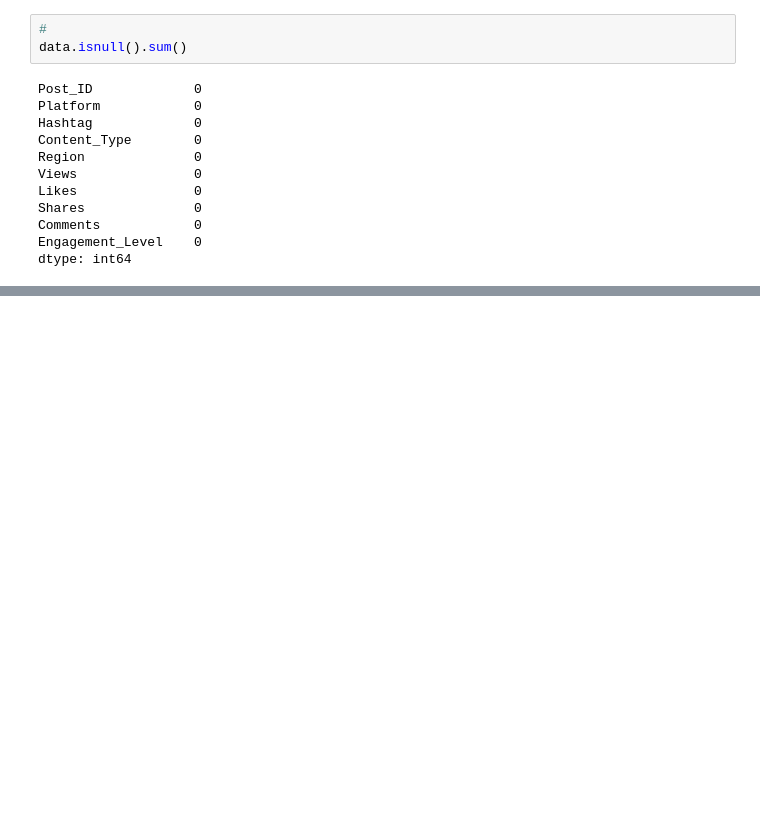
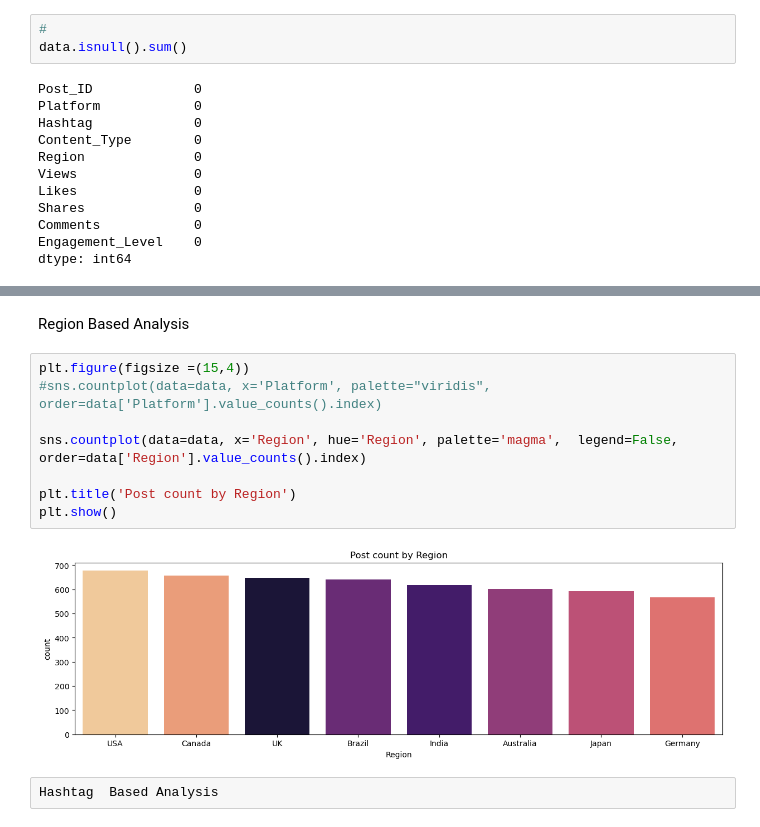
Before and after one commit to Lilian4me/Exploratory-Data-Analysis-EDA-, a Jupyter notebook: EDA.ipynb, the cells around one changed output, grey strips where cells are left out. Cells and saved outputs as stored; diff of their text form; blank space fills up the shorter version.

```diff
--- a/EDA.ipynb
+++ b/EDA.ipynb
@@ -119,0 +245,14 @@ dtype: int64
+# %% [markdown]
+Region Based Analysis
+# %%
+plt.figure(figsize =(15,4))
+#sns.countplot(data=data, x='Platform', palette="viridis", order=data['Platform'].value_counts().index)
+
+sns.countplot(data=data, x='Region', hue='Region', palette='magma',  legend=False, order=data['Region'].value_counts().index)
+
+plt.title('Post count by Region')
+plt.show()
+# %% [output]
+[figure, added]
+# %%
+Hashtag  Based Analysis
```
Also changed, not shown: parts of 26 cells of this notebook.
